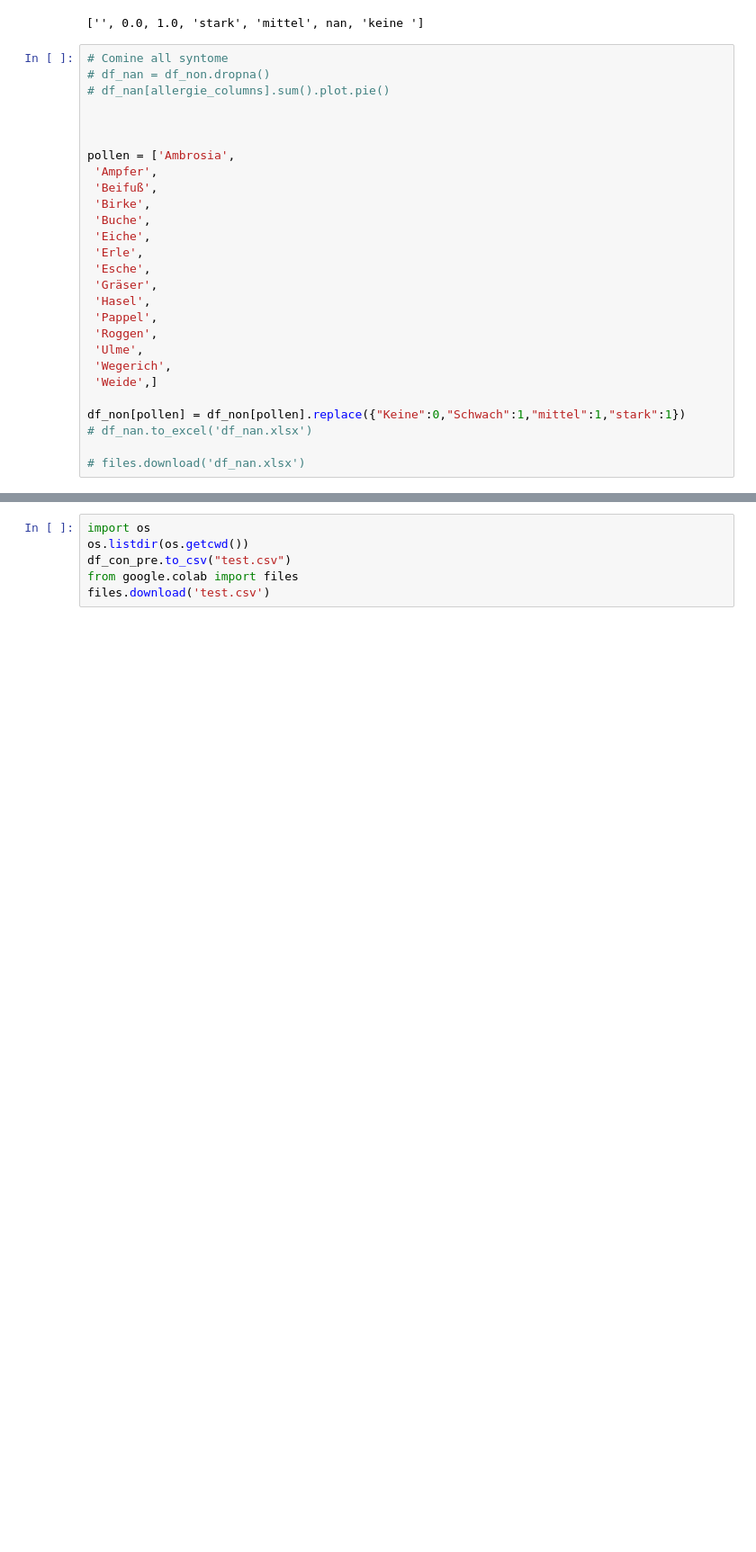
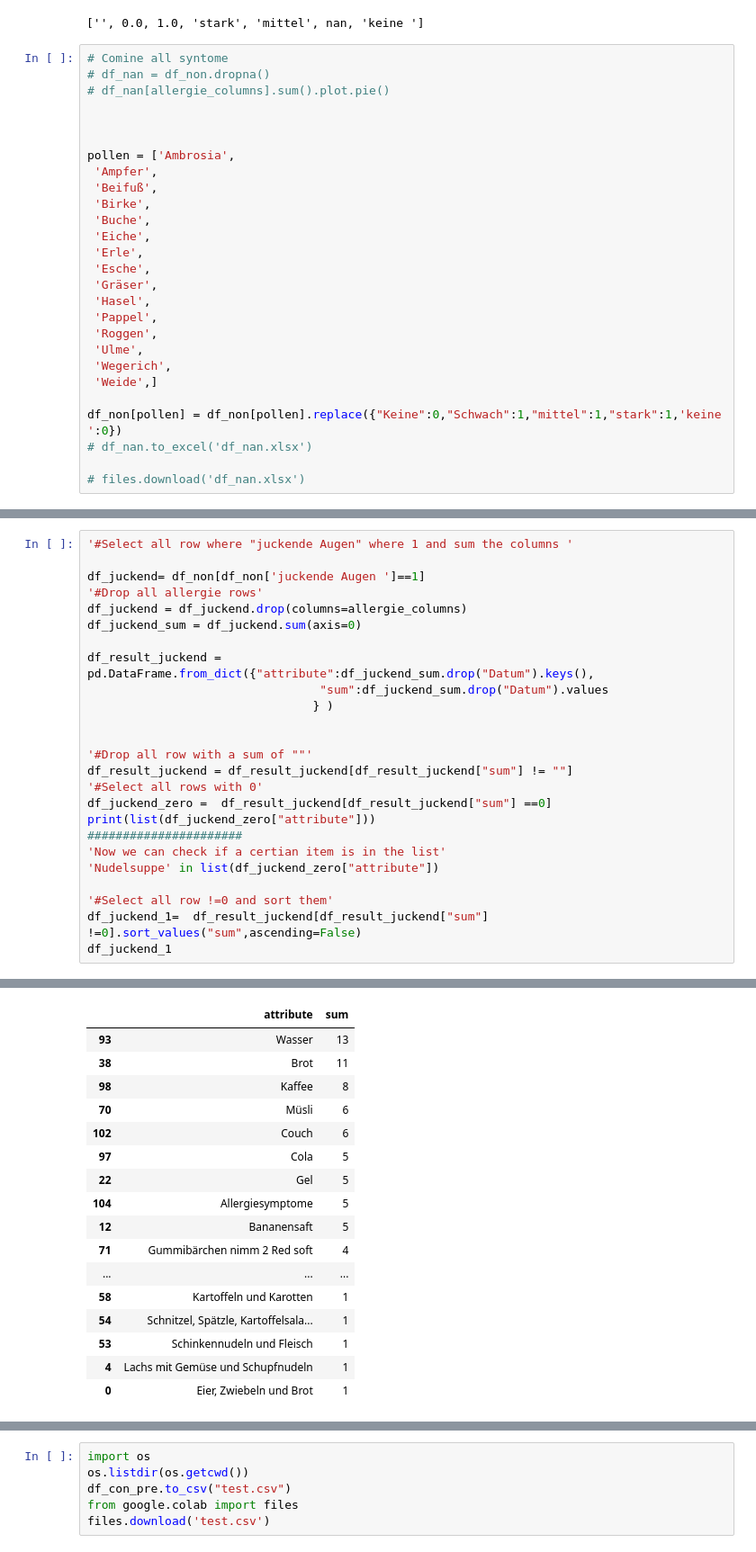
Before and after one commit to gwillig/data_analyse_friends_allergy, a Jupyter notebook: allergy.ipynb, the cells around one changed output, grey strips where cells are left out. Shown: that part at 90% size. Saved outputs shown, nothing was run; the diff lists cells and outputs as text; blank space fills up the shorter version.

```diff
--- a/allergy.ipynb
+++ b/allergy.ipynb
@@ -134,7 +134,7 @@ pollen = ['Ambrosia',
  'Wegerich',
  'Weide',]
 
-df_non[pollen] = df_non[pollen].replace({"Keine":0,"Schwach":1,"mittel":1,"stark":1})
+df_non[pollen] = df_non[pollen].replace({"Keine":0,"Schwach":1,"mittel":1,"stark":1,'keine ':0})
 # df_nan.to_excel('df_nan.xlsx')
 
 # files.download('df_nan.xlsx')
@@ -140,0 +153,26 @@ df_non[pollen] = df_non[pollen].replace({"Keine":0,"Schwach":1,"mittel":1,"stark
+# %%
+'#Select all row where "juckende Augen" where 1 and sum the columns '
+
+df_juckend= df_non[df_non['juckende Augen ']==1]
+'#Drop all allergie rows'
+df_juckend = df_juckend.drop(columns=allergie_columns)
+df_juckend_sum = df_juckend.sum(axis=0)
+
+df_result_juckend = pd.DataFrame.from_dict({"attribute":df_juckend_sum.drop("Datum").keys(),
+                                 "sum":df_juckend_sum.drop("Datum").values
+                                } )
+
+
+'#Drop all row with a sum of ""'
+df_result_juckend = df_result_juckend[df_result_juckend["sum"] != ""]
+'#Select all rows with 0'
+df_juckend_zero =  df_result_juckend[df_result_juckend["sum"] ==0]
+print(list(df_juckend_zero["attribute"]))
+######################
+'Now we can check if a certian item is in the list'
+'Nudelsuppe' in list(df_juckend_zero["attribute"])
+
+'#Select all row !=0 and sort them'
+df_juckend_1=  df_result_juckend[df_result_juckend["sum"] !=0].sort_values("sum",ascending=False)
+df_juckend_1
+# %% [output]
@@ -141,2 +180,19 @@ df_non[pollen] = df_non[pollen].replace({"Keine":0,"Schwach":1,"mittel":1,"stark
+|  | attribute | sum |
+| 93 | Wasser | 13 |
+| 38 | Brot | 11 |
+| 98 | Kaffee | 8 |
+| 70 | Müsli | 6 |
+| 102 | Couch | 6 |
+| 97 | Cola | 5 |
+| 22 | Gel | 5 |
+| 104 | Allergiesymptome | 5 |
+| 12 | Bananensaft | 5 |
+| 71 | Gummibärchen nimm 2 Red soft | 4 |
+| ... | ... | ... |
+| 58 | Kartoffeln und Karotten | 1 |
+| 54 | Schnitzel, Spätzle, Kartoffelsala... | 1 |
+| 53 | Schinkennudeln und Fleisch | 1 |
+| 4 | Lachs mit Gemüse und Schupfnudeln | 1 |
+| 0 | Eier, Zwiebeln und Brot | 1 |
 # %%
 ### Make sum allergie
```
Also changed, not shown: parts of 6 cells of this notebook.
